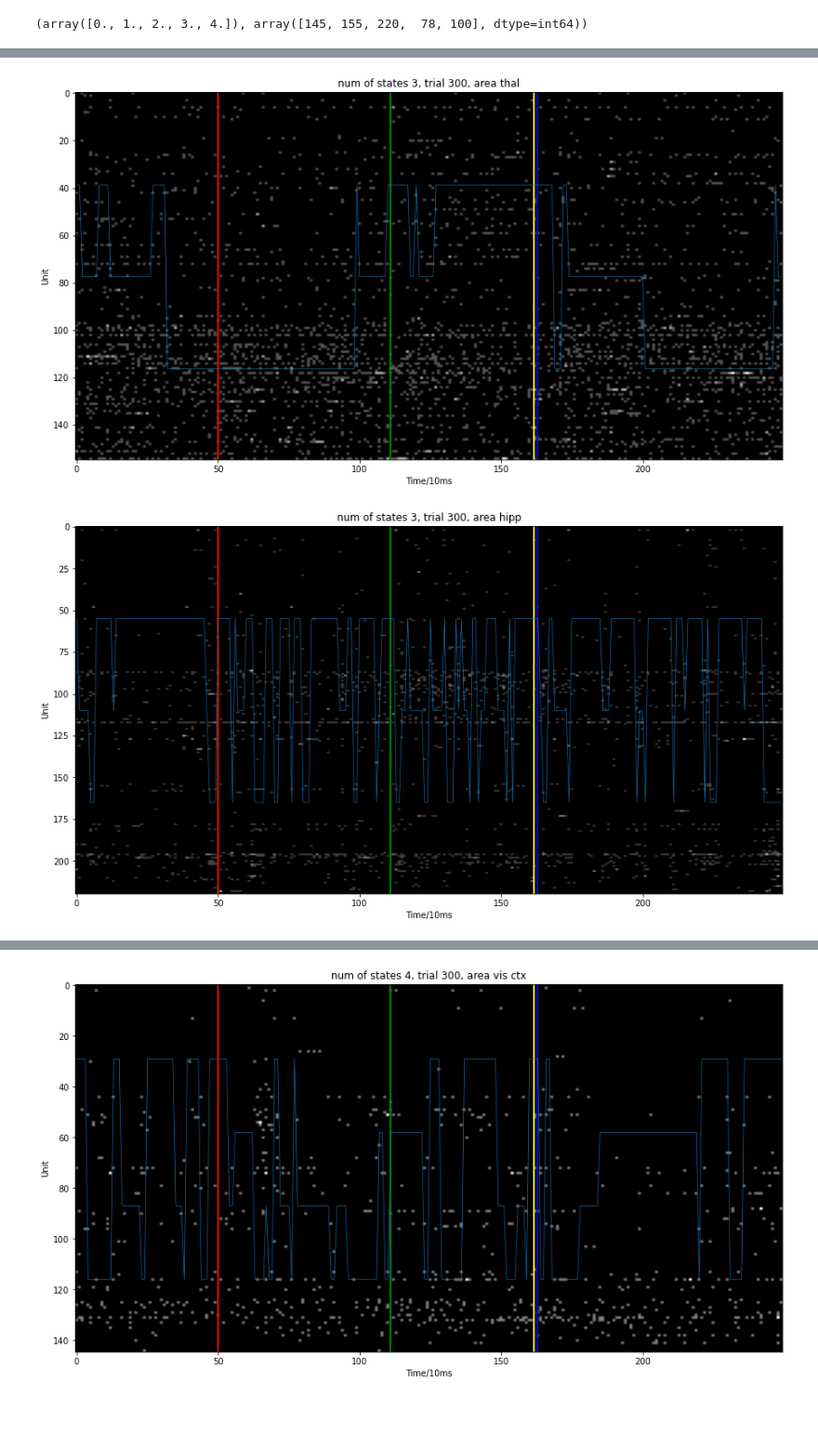
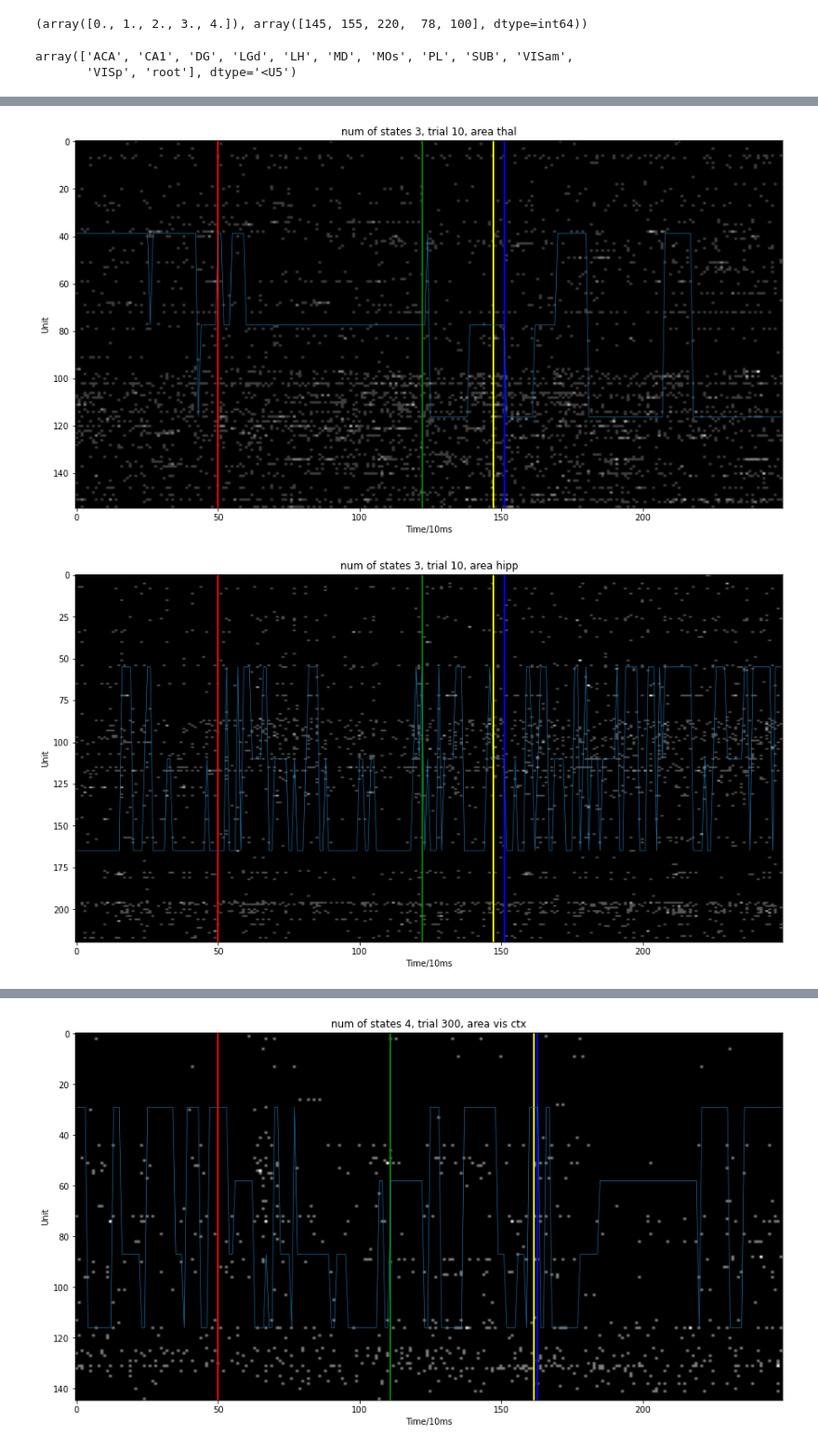
Before and after one commit to Jp-17/NMA_CN_2022_learning, a Jupyter notebook: project/Code/3_PoissionHMM.ipynb, the cells around one changed output, grey strips where cells are left out. Shown at 93% size. Drawn from its saved outputs; the diff is of its cells as text; code cells hidden in the pictures; blank space fills up the shorter version.

```diff
--- a/project/Code/3_PoissionHMM.ipynb
+++ b/project/Code/3_PoissionHMM.ipynb
@@ -170,7 +170,14 @@ for j in range(nareas):
 np.unique(barea, return_counts=True)
 # %% [output]
 (array([0., 1., 2., 3., 4.]), array([145, 155, 220,  78, 100], dtype=int64))
+# %%
+np.unique(dat['brain_area'])
+# %% [output]
+array(['ACA', 'CA1', 'DG', 'LGd', 'LH', 'MD', 'MOs', 'PL', 'SUB', 'VISam',
+       'VISp', 'root'], dtype='<U5')
 # %%
+n_trial = 10
+
 for i in range(nareas):
 
     neural_activity_area = neural_activity[barea==i]
@@ -206,2 +213,2 @@ for i in range(nareas):
-[figure, old version]
+[figure, new version]
-[figure, old version]
+[figure, new version]
```
Also changed, not shown: parts of 1 cell of this notebook.
